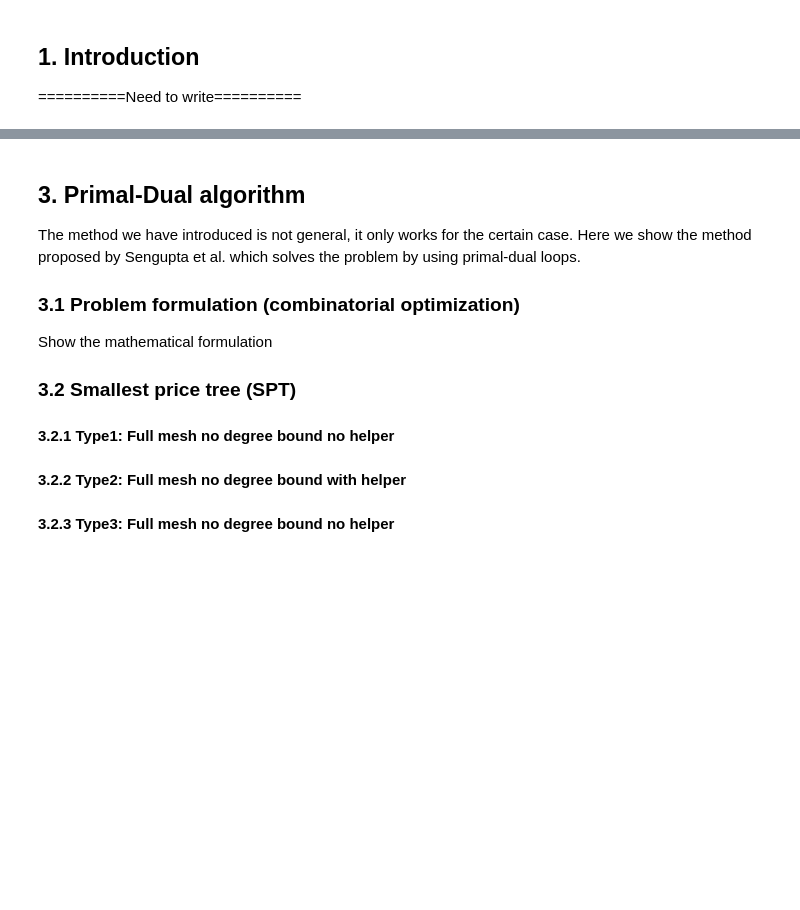
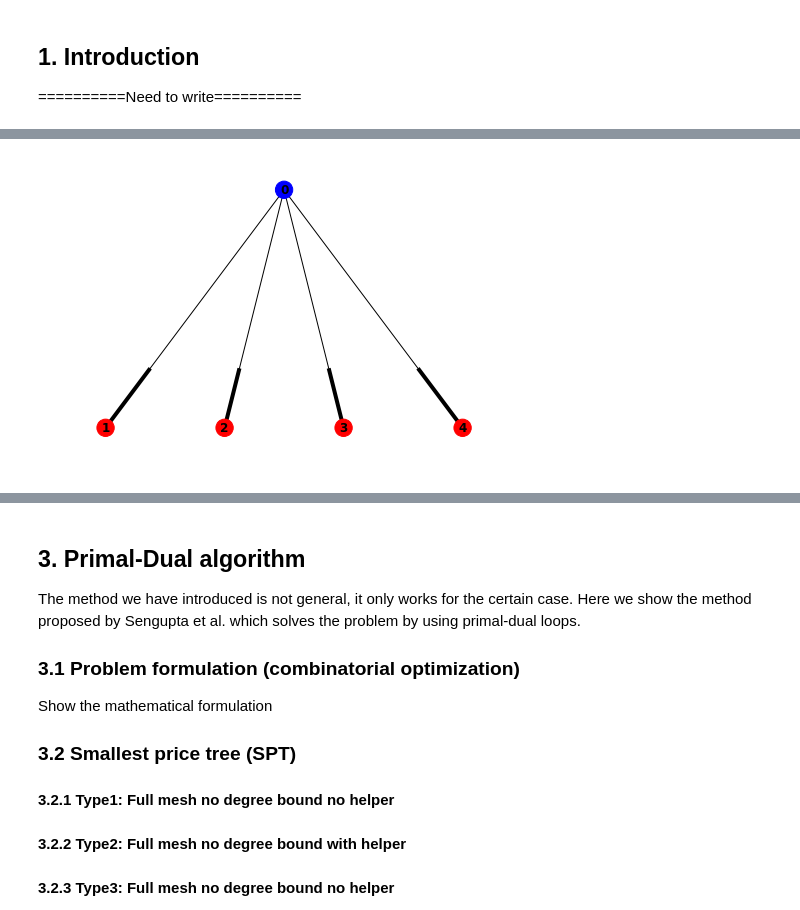
Before and after one commit to TakuKaneda/P2P-project, a Jupyter notebook: P2P-ver2.ipynb, the cells around one changed output, grey strips where cells are left out. Drawn from its saved outputs; the diff is of its cells as text; code cells hidden in the pictures; blank space fills up the shorter version.

```diff
--- a/P2P-ver2.ipynb
+++ b/P2P-ver2.ipynb
@@ -42,0 +122,10 @@ show a smiple example.
+# %%
+G = nx.DiGraph()
+G.add_node(0,pos=(2.5,4)), G.add_node(1,pos=(1,3)), G.add_node(2,pos=(2,3)),G.add_node(3,pos=(3,3)),G.add_node(4,pos=(4,3))
+G.add_edges_from([(0, 1),(0, 2), (0, 3),(0, 4)])
+pos1=nx.get_node_attributes(G,'pos')
+color_map = ['blue','red','red','red','red']
+nx.draw(G,pos1,node_color=color_map,with_labels=True,font_weight='bold')
+plt.show()
+# %% [output]
+[figure, added]
```
Also changed, not shown: parts of 9 cells of this notebook.
